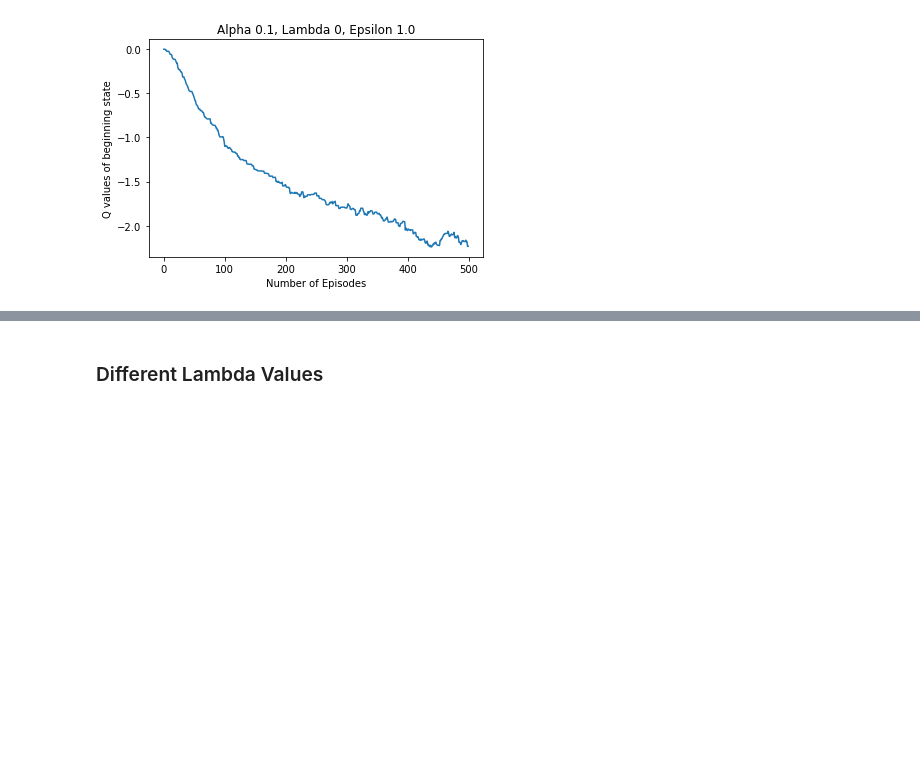
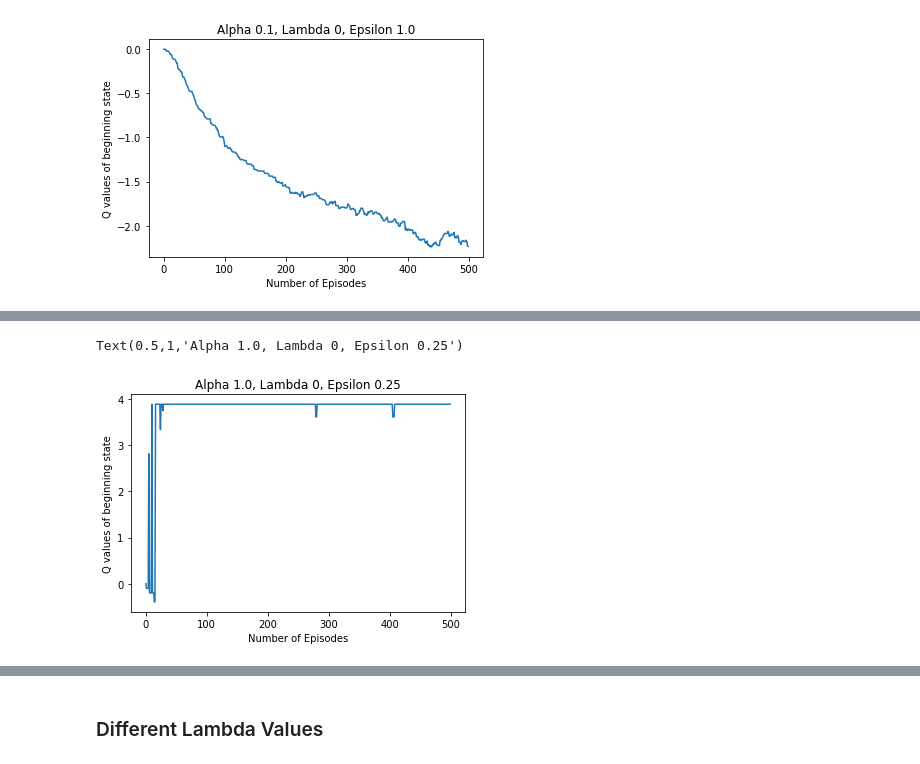
Before and after one commit to zwenaing/reinforcement-learning, a Jupyter notebook: Plots.ipynb, the cells around one changed output, grey strips where cells are left out. Drawn from its saved outputs; the diff is of its cells as text; code cells hidden in the pictures; blank space fills up the shorter version.

```diff
--- a/Plots.ipynb
+++ b/Plots.ipynb
@@ -436,0 +446,9 @@ Text(0.5,1,'Alpha 0.1, Lambda 0, Epsilon 1.0')
+# %%
+steps = np.load("HW4/generated_data/s1/epsilon025.npy")
+plt.plot(np.arange(500), steps)
+plt.xlabel("Number of Episodes")
+plt.ylabel("Q values of beginning state")
+plt.title("Alpha 1.0, Lambda 0, Epsilon 0.25")
+# %% [output]
+Text(0.5,1,'Alpha 1.0, Lambda 0, Epsilon 0.25')
+[figure, added]
```
Also changed, not shown: parts of 13 cells of this notebook, 3 other files.
